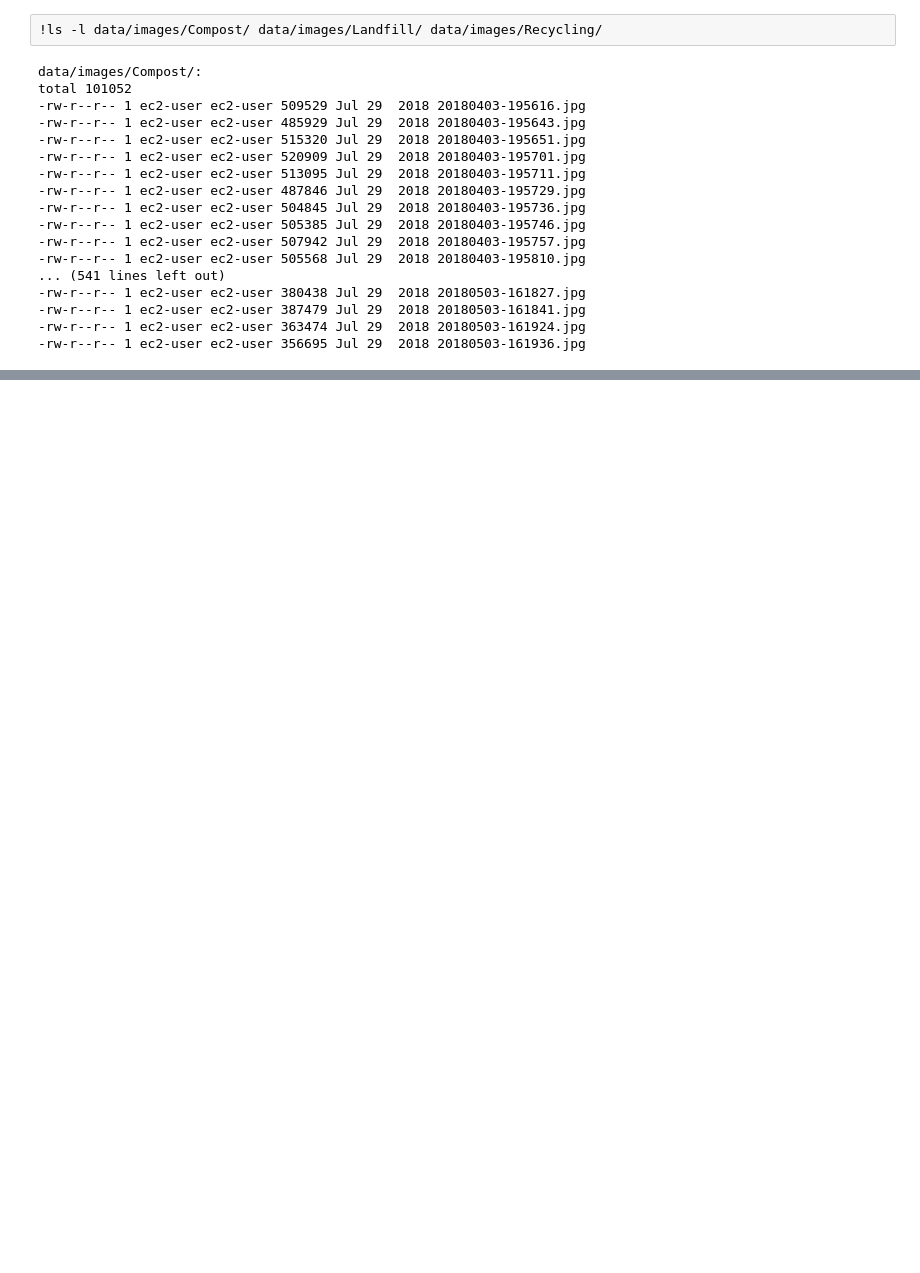
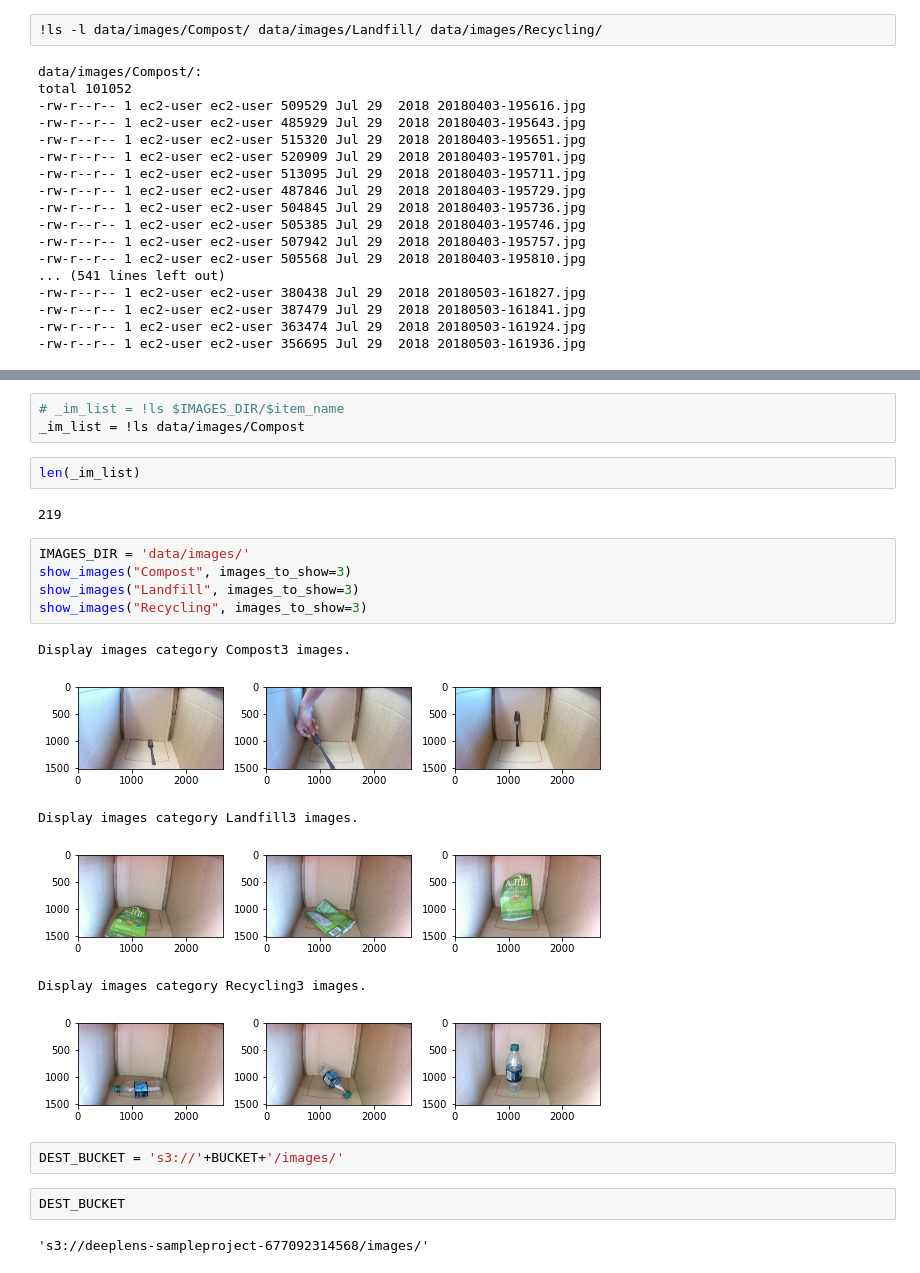
Before and after one commit to Richardbmk/deeplens-sampleproject, a Jupyter notebook: aws-deeplens-custom-trash-detector.ipynb, the cells around one changed output, grey strips where cells are left out. Drawn from its saved outputs; the diff is of its cells as text; blank space fills up the shorter version.

Commit message:
image aploud to the bucket

```diff
--- a/aws-deeplens-custom-trash-detector.ipynb
+++ b/aws-deeplens-custom-trash-detector.ipynb
@@ -181,0 +228,25 @@ total 101052
+# %%
+# _im_list = !ls $IMAGES_DIR/$item_name
+_im_list = !ls data/images/Compost
+# %%
+len(_im_list)
+# %% [output]
+219
+# %%
+IMAGES_DIR = 'data/images/'
+show_images("Compost", images_to_show=3)
+show_images("Landfill", images_to_show=3)
+show_images("Recycling", images_to_show=3)
+# %% [output]
+Display images category Compost3 images.
+[figure, added]
+Display images category Landfill3 images.
+[figure, added]
+Display images category Recycling3 images.
+[figure, added]
+# %%
+DEST_BUCKET = 's3://'+BUCKET+'/images/'
+# %%
+DEST_BUCKET
+# %% [output]
+'s3://deeplens-sampleproject-677092314568/images/'
```
Also changed, not shown: parts of 12 cells of this notebook.
